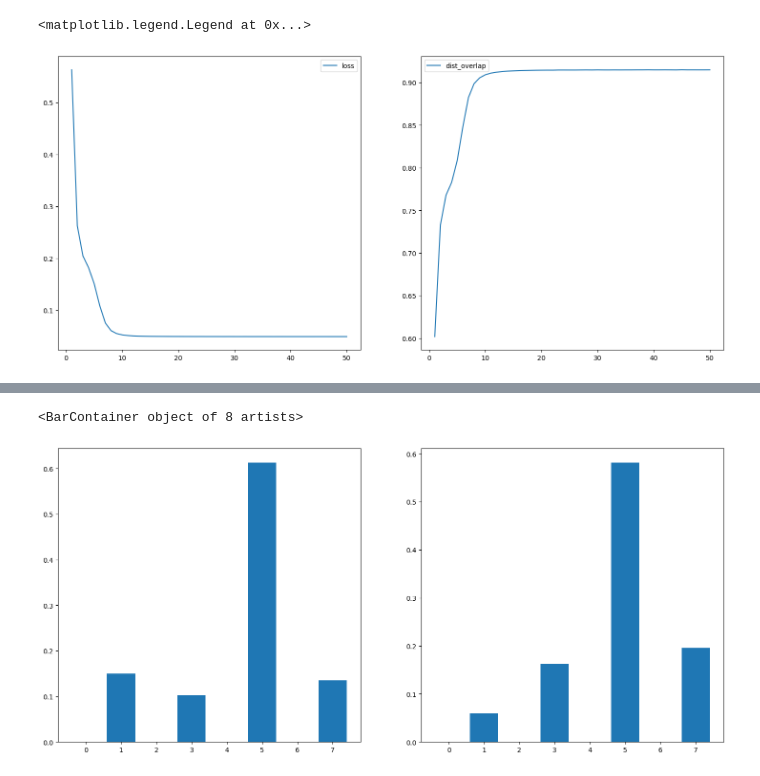
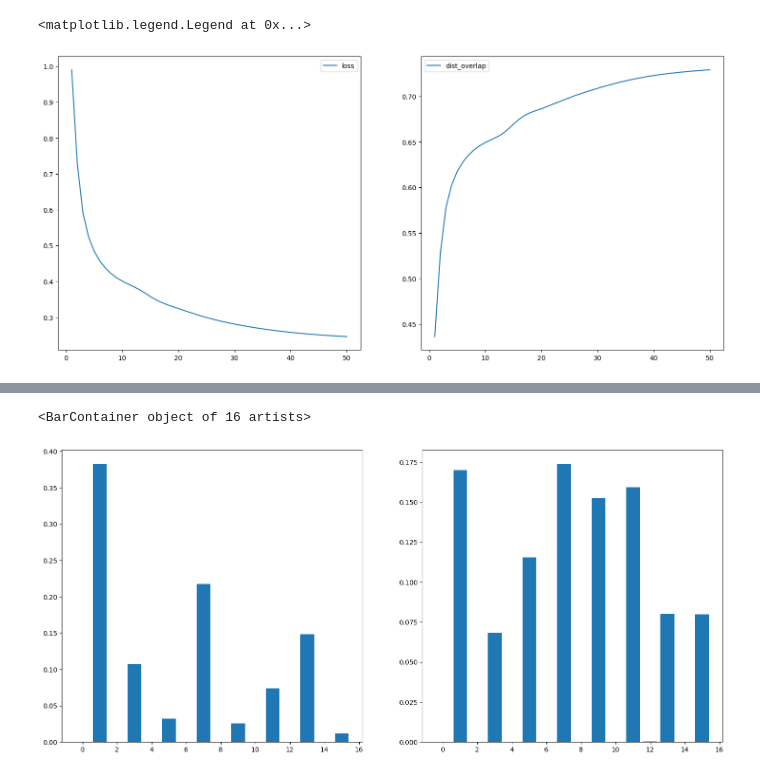
Before and after one commit to filipkojro/qw-defects, a Jupyter notebook: autoencoder_test.ipynb, the cells around one changed output, grey strips where cells are left out. Drawn from its saved outputs; the diff is of its cells as text; code cells hidden in the pictures.

Commit message:
better visualization for autoencoder results

```diff
--- a/autoencoder_test.ipynb
+++ b/autoencoder_test.ipynb
@@ -5,0 +7,8 @@ from dist_metric import DistributionOverlapSingle, DistributionOverlap
+# %%
+WALK_DIM = 16
+LATENT_DIM = 2
+
+X_FILE = "dataset_autoenc_4_X.npz"
+Y_FILE = "dataset_autoenc_4_y.npz"
+
+print(int(time()))
@@ -10,11 +21,11 @@ class Autoencoder(tf.keras.Model):
         self.latent_dim = latent_dim
 
         self.encoder = tf.keras.Sequential([
-            tf.keras.layers.Input(shape=(8,)),
+            tf.keras.layers.Input(shape=(WALK_DIM,)),
             tf.keras.layers.Dense(latent_dim, activation='relu'),
         ])
         self.decoder = tf.keras.Sequential([
-            tf.keras.layers.Dense(8, activation='softmax'),
+            tf.keras.layers.Dense(WALK_DIM, activation='softmax'),
         ])
 
     def call(self, x):
@@ -23,11 +34,11 @@ class Autoencoder(tf.keras.Model):
         return decoded
 
 
-latent_dim = 2
+latent_dim = LATENT_DIM
 autoencoder = Autoencoder(latent_dim)
 # %%
-X = np.load("dataset_autoenc_3_X.npz", allow_pickle=True)['arr_0']
-y = np.load("dataset_autoenc_3_y.npz", allow_pickle=True)['arr_0']
+X = np.load(X_FILE, allow_pickle=True)['arr_0']
+y = np.load(Y_FILE, allow_pickle=True)['arr_0']
 
 print(f"X shape: {X.shape}")
 print(f"y shape: {y.shape}")
@@ -87,7 +98,7 @@ ax[1].plot(epochs, dist_overlap, label="dist_overlap")
 ax[1].legend()
 # %% [output]
 <matplotlib.legend.Legend at 0x...>
-[figure, old version]
+[figure, new version]
 # %%
 i = 1
 
@@ -95,6 +106,6 @@ pred = autoencoder.predict(X_test)
 
 fig, ax = plt.subplots(ncols=2, figsize=(18,8))
 
-ax[0].bar(np.arange(8), X_test[i])
-ax[1].bar(np.arange(8), pred[i])
+ax[0].bar(np.arange(WALK_DIM), X_test[i])
+ax[1].bar(np.arange(WALK_DIM), pred[i])
 # %% [output]
@@ -102,5 +113,5 @@ ax[1].bar(np.arange(8), pred[i])
-<BarContainer object of 8 artists>
+<BarContainer object of 16 artists>
-[figure, old version]
+[figure, new version]
 # %%
 encoded_points = np.array(autoencoder.encoder(X))
 
```
Also changed, not shown: parts of 13 cells of this notebook, 9 other files.
